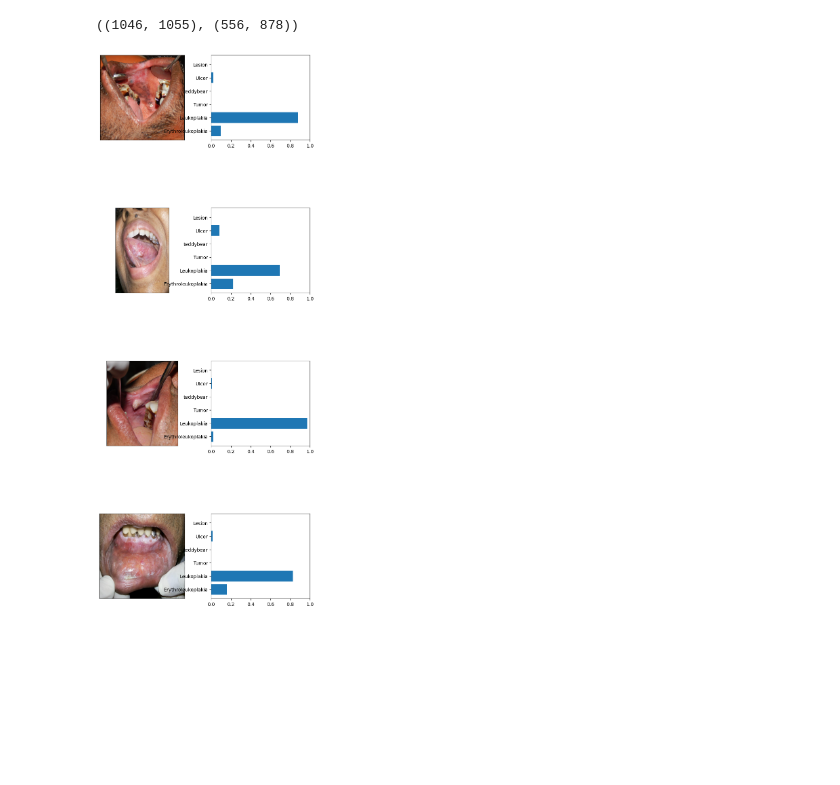
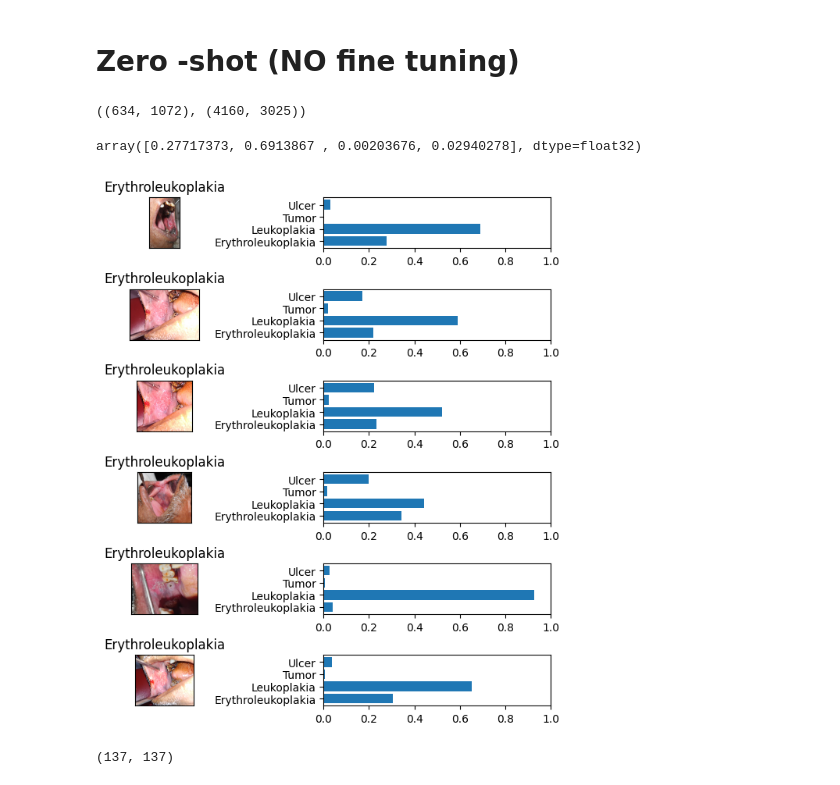
Before and after one commit to HanishDhanwalkar/lesion-classification, a Jupyter notebook: CLIP/zeroshot.ipynb, the cells around one changed output. Saved outputs shown, nothing was run; the diff lists cells and outputs as text; code cells hidden in the pictures; blank space fills up the shorter version.

Commit message:
clip fine tuning

```diff
--- a/CLIP/zeroshot.ipynb
+++ b/CLIP/zeroshot.ipynb
@@ -4,2 +7,5 @@ import requests
 
 from transformers import CLIPProcessor, CLIPModel
+# %%
+train = pd.read_csv('data_balanced/train/data_train.csv')
+test = pd.read_csv('data_balanced/test/data_test.csv')
@@ -9,18 +29,15 @@ processor = CLIPProcessor.from_pretrained("openai/clip-vit-base-patch32")
+# %% [markdown]
+# Zero -shot (NO fine tuning)
 # %%
 # %% Load and visualise the images
-image_paths = [
-    'data_balanced/train/Erythroleukoplakia/4_DSCN3185.jpg', #Erythroleukoplakia
-    'data_balanced/train/Leukoplakia/8_20170809_184714.jpg',#Leukoplakia
-    'data_balanced/train/Tumor/19_DSCN7076.jpg', #Tumor
-    'data_balanced/train/Ulcer/57_20150430_174738.jpg', #Ulcer
-    ]
+image_paths = test['image_path'].to_list()
 images = []
 for path in image_paths:
     images.append(Image.open(path))
 # %%
 images[0].size, images[1].size
 # %% [output]
-((1046, 1055), (556, 878))
+((634, 1072), (4160, 3025))
 # %%
 def image_grid(imgs, cols):
     rows = (len(imgs) + cols - 1) // cols
@@ -35,7 +52,7 @@ grid = image_grid(images, cols=3)
 # display(grid)
 # %%
 # %% Zero-shot classification
-classes = ['Erythroleukoplakia', 'Leukoplakia', 'Tumor', 'teddybear', 'Ulcer', 'Lesion']
+classes = ['Erythroleukoplakia', 'Leukoplakia', 'Tumor', 'Ulcer']
 inputs = processor(text=classes, images=images, return_tensors="pt", padding=True)
 
 outputs = model(**inputs)
@@ -44,28 +65,52 @@ probs = logits_per_image.softmax(dim=1)  # we can take the softmax to get the la
+# %%
+probs.detach().numpy()[0]
+# %% [output]
+array([0.27717373, 0.6913867 , 0.00203676, 0.02940278], dtype=float32)
 # %%
 import matplotlib.pyplot as plt
 
-fig = plt.figure(figsize=(8, 20))
+fig = plt.figure(figsize=(8, 200))
 
-for idx in range(len(images)):
+for idx, data in enumerate(zip(test['image_path'].to_list(), test['label'].to_list())):
+    if idx >5:
+        break
+    path,label = data
+    image = Image.open(path)
+    # print(idx, path, label)
 
     # show original image
     fig.add_subplot(len(images), 2, 2*(idx+1)-1 )
     plt.imshow(images[idx])
     plt.xticks([])
     plt.yticks([])
+    plt.title(label)
 
     # show probabilities
     fig.add_subplot(len(images), 2, 2*(idx+1))
     plt.barh(range(len(probs[0].detach().numpy())),probs[idx].detach().numpy(), tick_label=classes)
     plt.xlim(0,1.0)
 
     plt.subplots_adjust(left=0.1,
                         bottom=0.1,
                         right=0.9,
                         top=0.9,
                         wspace=0.2,
                         hspace=0.8)
 
 plt.show()
 # %% [output]
-[figure, old version]
+[figure, new version]
+# %%
+probs_ = probs.detach().numpy()
+y_true = test['int_label'].to_list()
+y_pred = []
+
+labels_mapp = {0:1, 1:3, 2:4, 3:5}
+
+for prob in probs_:
+    max_idx = np.argmax(prob)
+    y_pred.append(labels_mapp[max_idx])
+
+len(y_true), len(y_pred)
+# %% [output]
+(137, 137)
```
Also changed, not shown: parts of 6 cells of this notebook, 4 other files.
